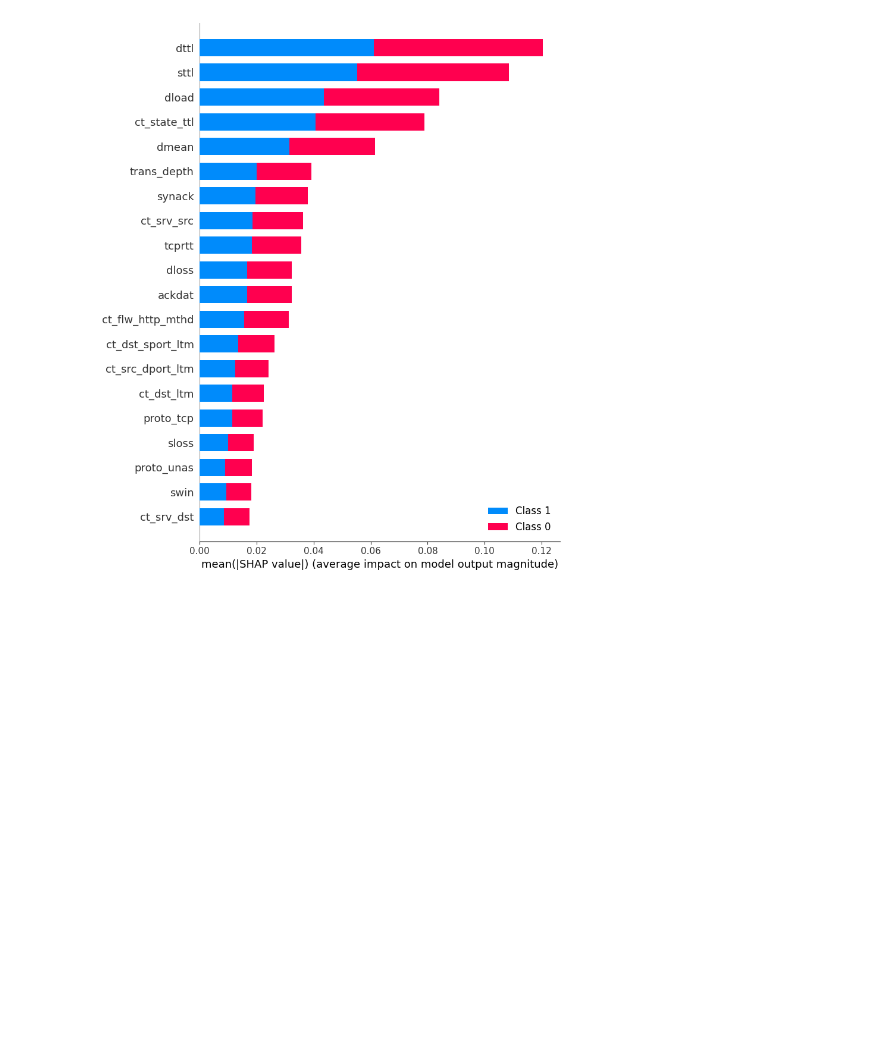
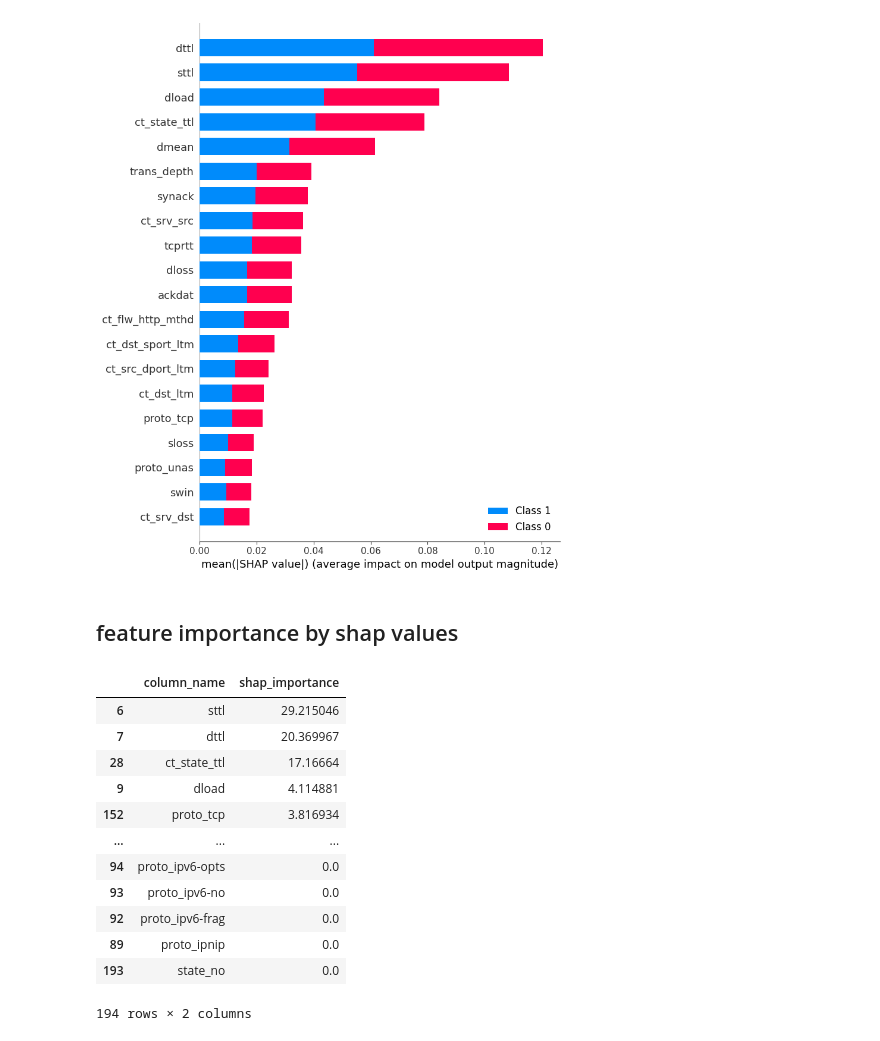
Before and after one commit to zauzooz/DNN_SHAP_AE, a Jupyter notebook: UNSW-NB15.ipynb, the cells around one changed output. Drawn from its saved outputs; the diff is of its cells as text; code cells hidden in the pictures; blank space fills up the shorter version.

```diff
--- a/UNSW-NB15.ipynb
+++ b/UNSW-NB15.ipynb
@@ -189,3 +192,24 @@ shap.summary_plot(shap_val_of_sample, columns)
 shap.summary_plot(shap_val_of_adv_sample, columns)
 # %% [output]
 [figure]
+# %% [markdown]
+## feature importance by shap values
+# %%
+importance_sample = pd.DataFrame([columns, np.abs(shap_val_of_sample).mean(axis=0).sum(axis=0).tolist()]).T
+importance_sample.columns = ['column_name', 'shap_importance']
+importance_sample = importance_sample.sort_values('shap_importance', ascending=False)
+importance_sample
+# %% [output]
+|  | column_name | shap_importance |
+| 6 | sttl | 29.215046 |
+| 7 | dttl | 20.369967 |
+| 28 | ct_state_ttl | 17.16664 |
+| 9 | dload | 4.114881 |
+| 152 | proto_tcp | 3.816934 |
+| ... | ... | ... |
+| 94 | proto_ipv6-opts | 0.0 |
+| 93 | proto_ipv6-no | 0.0 |
+| 92 | proto_ipv6-frag | 0.0 |
+| 89 | proto_ipnip | 0.0 |
+| 193 | state_no | 0.0 |
+194 rows × 2 columns
```
Also changed, not shown: parts of 6 cells of this notebook.
